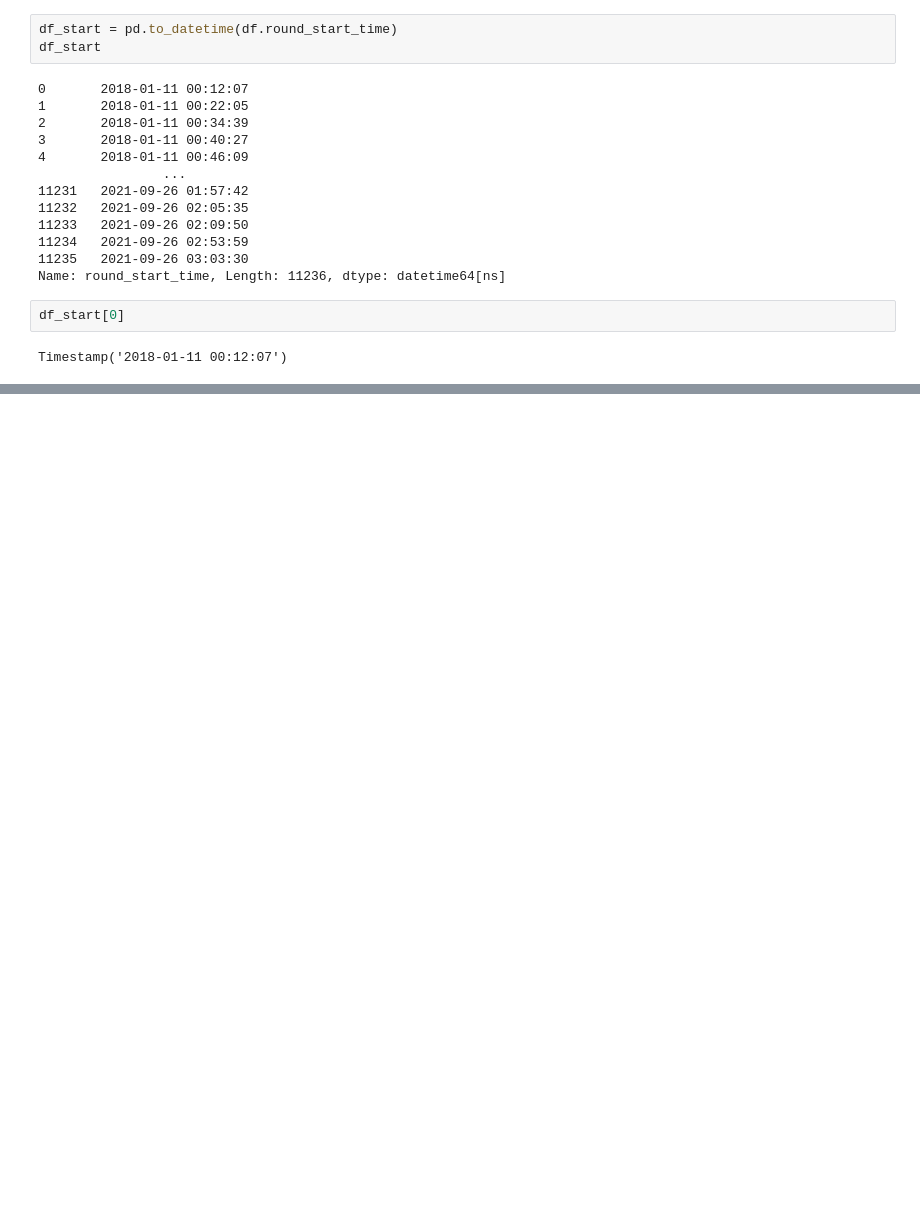
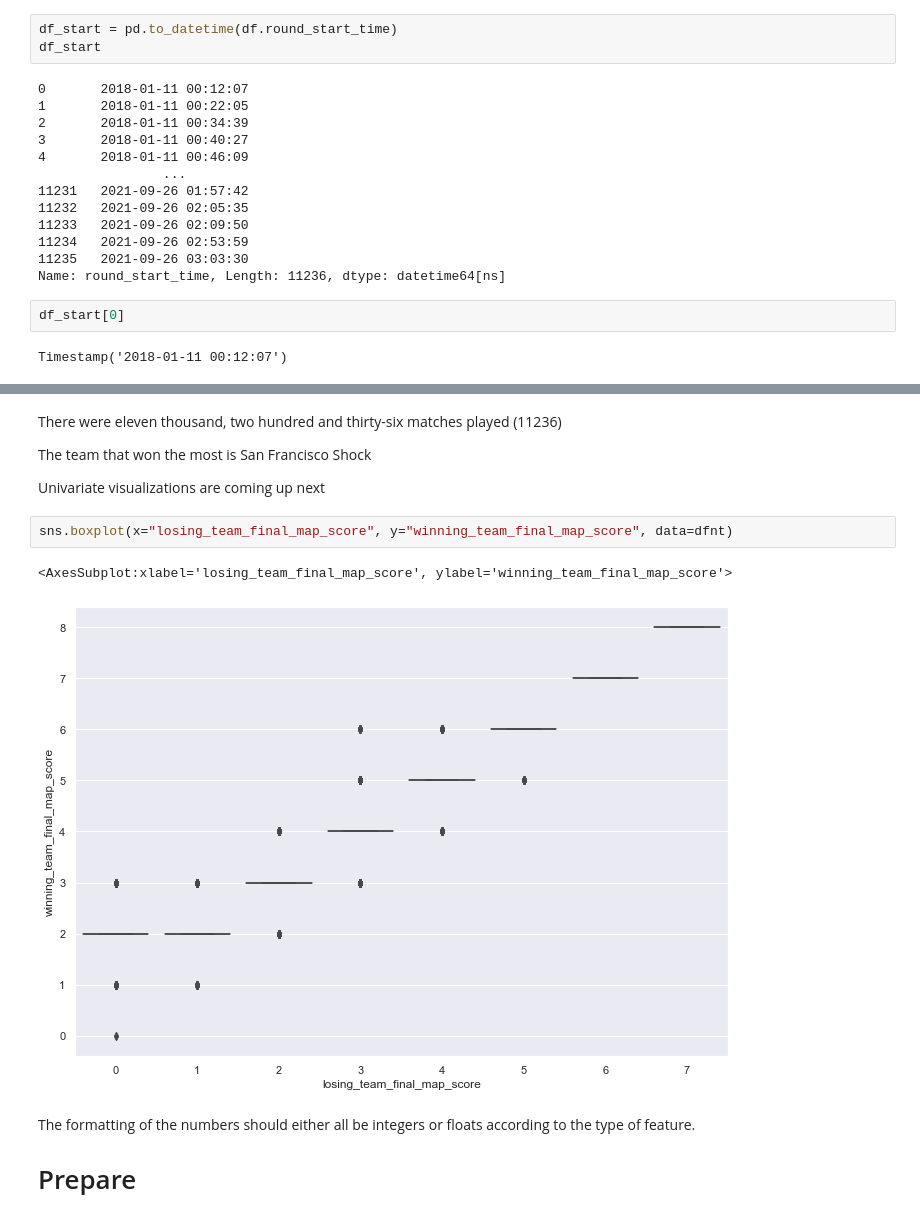
Before and after one commit to VasiliyAMelkozerov/personal_projects, a Jupyter notebook: scratch.ipynb, the cells around one changed output, grey strips where cells are left out. Cells and saved outputs as stored; diff of their text form; blank space fills up the shorter version.

```diff
--- a/scratch.ipynb
+++ b/scratch.ipynb
@@ -205,0 +254,15 @@ This gives us roughly
+# %% [markdown]
+There were eleven thousand, two hundred and thirty-six matches played (11236)
+
+The team that won the most is San Francisco Shock
+
+Univariate visualizations are coming up next
+# %%
+sns.boxplot(x="losing_team_final_map_score", y="winning_team_final_map_score", data=dfnt)
+# %% [output]
+<AxesSubplot:xlabel='losing_team_final_map_score', ylabel='winning_team_final_map_score'>
+[figure, added]
+# %% [markdown]
+The formatting of the numbers should either all be integers or floats according to the type of feature.
+
+# Prepare
```
Also changed, not shown: parts of 73 cells of this notebook, 4 other files.
